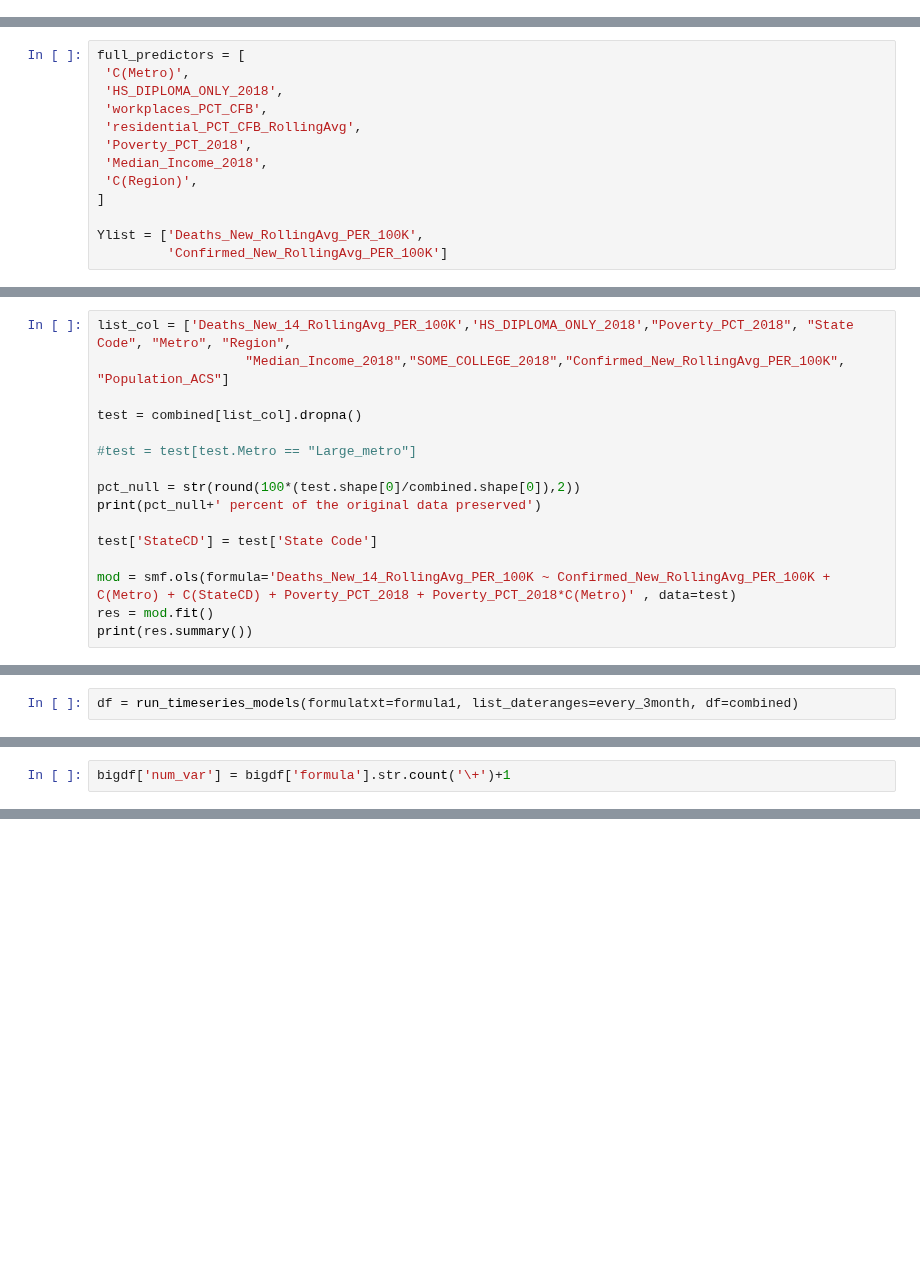
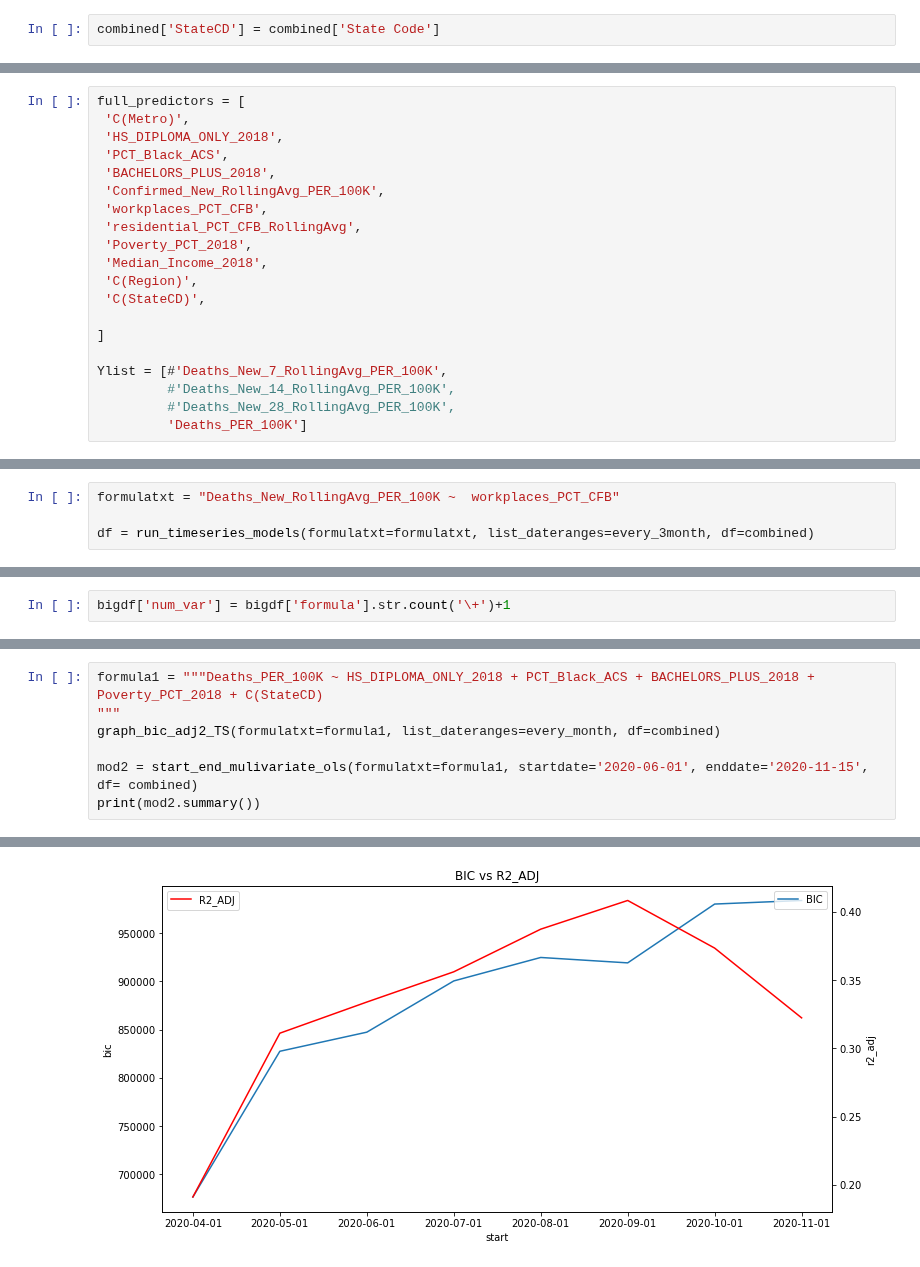
Before and after one commit to pballent/hia-covid, a Jupyter notebook: hia_covid_python_exploration/Google_Mob_COVID_Scratchpad.ipynb, the cells around one changed output, grey strips where cells are left out. Cells and saved outputs as stored; diff of their text form; blank space fills up the shorter version.

```diff
--- a/hia_covid_python_exploration/Google_Mob_COVID_Scratchpad.ipynb
+++ b/hia_covid_python_exploration/Google_Mob_COVID_Scratchpad.ipynb
@@ -157,0 +111,2 @@ Index(['Unnamed: 0', 'Date', 'County_FIPS', 'State Code', 'Name',
+# %%
+combined['StateCD'] = combined['State Code']
@@ -159,12 +116,19 @@ Index(['Unnamed: 0', 'Date', 'County_FIPS', 'State Code', 'Name',
 full_predictors = [
  'C(Metro)',
  'HS_DIPLOMA_ONLY_2018',
+ 'PCT_Black_ACS',
+ 'BACHELORS_PLUS_2018',
+ 'Confirmed_New_RollingAvg_PER_100K',
  'workplaces_PCT_CFB',
  'residential_PCT_CFB_RollingAvg',
  'Poverty_PCT_2018',
  'Median_Income_2018',
  'C(Region)',
+ 'C(StateCD)',
+
 ]
 
-Ylist = ['Deaths_New_RollingAvg_PER_100K',
-         'Confirmed_New_RollingAvg_PER_100K']
+Ylist = [#'Deaths_New_7_RollingAvg_PER_100K',
+         #'Deaths_New_14_RollingAvg_PER_100K',
+         #'Deaths_New_28_RollingAvg_PER_100K',
+         'Deaths_PER_100K']
@@ -301,16 +177,0 @@ pd.set_option('display.float_format', lambda x: '%.5f' % x)
-# %%
-list_col = ['Deaths_New_14_RollingAvg_PER_100K','HS_DIPLOMA_ONLY_2018',"Poverty_PCT_2018", "State Code", "Metro", "Region",
-                   "Median_Income_2018","SOME_COLLEGE_2018","Confirmed_New_RollingAvg_PER_100K", "Population_ACS"]
-
-test = combined[list_col].dropna()
-
-#test = test[test.Metro == "Large_metro"]
-
-pct_null = str(round(100*(test.shape[0]/combined.shape[0]),2))
-print(pct_null+' percent of the original data preserved')
-
-test['StateCD'] = test['State Code']
-
-mod = smf.ols(formula='Deaths_New_14_RollingAvg_PER_100K ~ Confirmed_New_RollingAvg_PER_100K + C(Metro) + C(StateCD) + Poverty_PCT_2018 + Poverty_PCT_2018*C(Metro)' , data=test)
-res = mod.fit()
-print(res.summary())
@@ -442,6 +251,8 @@ def run_timeseries_models(formulatxt, list_dateranges, df):
                     "formula":formulatxt} for i in list_results]
     return pd.DataFrame.from_dict(resultslist)
 # %%
-df = run_timeseries_models(formulatxt=formula1, list_dateranges=every_3month, df=combined)
+formulatxt = "Deaths_New_RollingAvg_PER_100K ~  workplaces_PCT_CFB"
+
+df = run_timeseries_models(formulatxt=formulatxt, list_dateranges=every_3month, df=combined)
 # %%
 df
@@ -543,0 +323,8 @@ sns.scatterplot(x="bic", y="r2_adj", hue="num_var", size="num_var", data=bigdf)
+# %%
+formula1 = """Deaths_PER_100K ~ HS_DIPLOMA_ONLY_2018 + PCT_Black_ACS + BACHELORS_PLUS_2018 + Poverty_PCT_2018 + C(StateCD)
+"""
+graph_bic_adj2_TS(formulatxt=formula1, list_dateranges=every_month, df=combined)
+
+mod2 = start_end_mulivariate_ols(formulatxt=formula1, startdate='2020-06-01', enddate='2020-11-15', df= combined)
+print(mod2.summary())
+# %% [output]
@@ -543,0 +348 @@ sns.scatterplot(x="bic", y="r2_adj", hue="num_var", size="num_var", data=bigdf)
+[figure, added]
```
Also changed, not shown: parts of 57 cells of this notebook, 1 other file.
